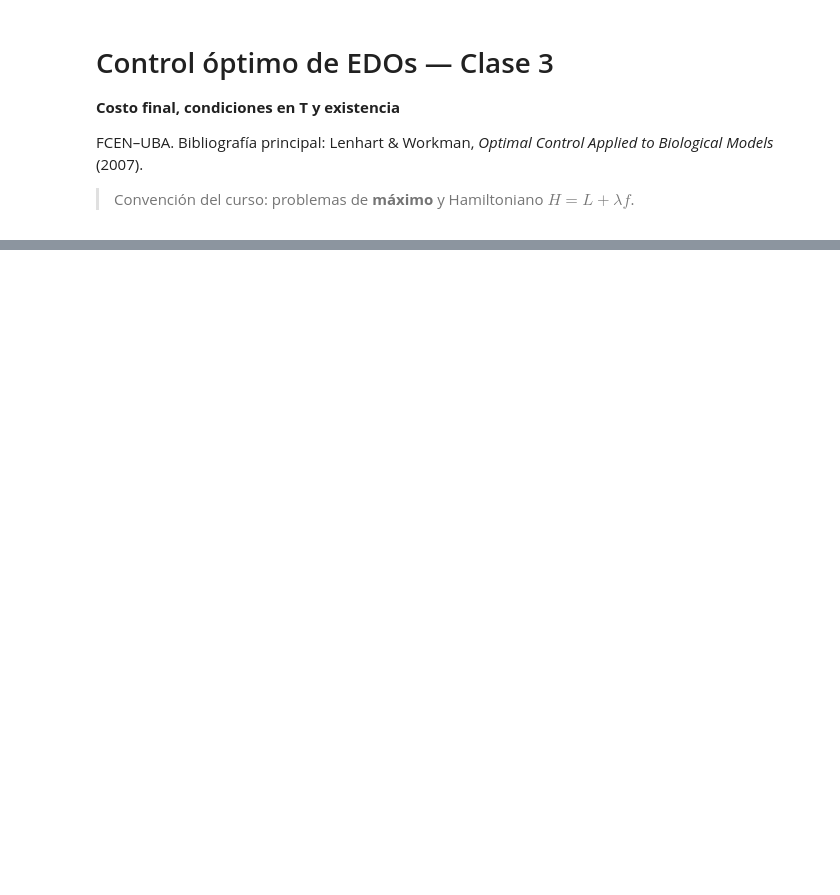
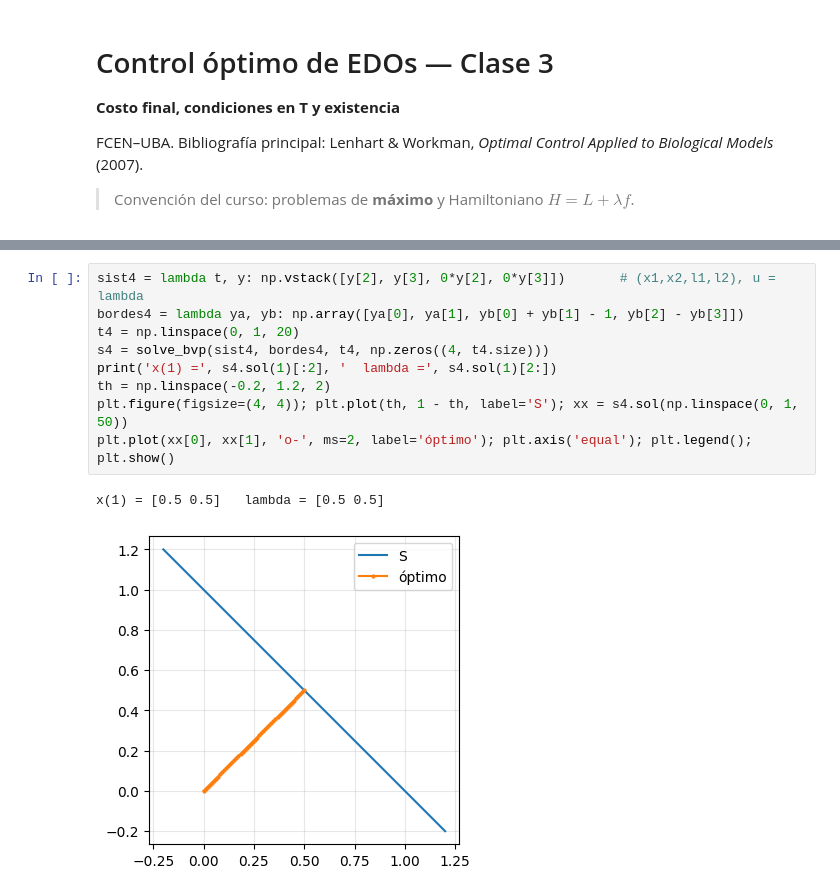
Before and after one commit to csfvega-arg/Colabs-materia-control, a Jupyter notebook: clase03.ipynb, the cells around one changed output, grey strips where cells are left out. Saved outputs shown, nothing was run; the diff lists cells and outputs as text; blank space fills up the shorter version.

```diff
--- a/clase03.ipynb
+++ b/clase03.ipynb
@@ -149,0 +99,12 @@ u constante (ecuación): 0.013779995065578029
+# %%
+sist4 = lambda t, y: np.vstack([y[2], y[3], 0*y[2], 0*y[3]])       # (x1,x2,l1,l2), u = lambda
+bordes4 = lambda ya, yb: np.array([ya[0], ya[1], yb[0] + yb[1] - 1, yb[2] - yb[3]])
+t4 = np.linspace(0, 1, 20)
+s4 = solve_bvp(sist4, bordes4, t4, np.zeros((4, t4.size)))
+print('x(1) =', s4.sol(1)[:2], '  lambda =', s4.sol(1)[2:])
+th = np.linspace(-0.2, 1.2, 2)
+plt.figure(figsize=(4, 4)); plt.plot(th, 1 - th, label='S'); xx = s4.sol(np.linspace(0, 1, 50))
+plt.plot(xx[0], xx[1], 'o-', ms=2, label='óptimo'); plt.axis('equal'); plt.legend(); plt.show()
+# %% [output]
+x(1) = [0.5 0.5]   lambda = [0.5 0.5]
+[figure, added]
```
Also changed, not shown: parts of 37 cells of this notebook.
